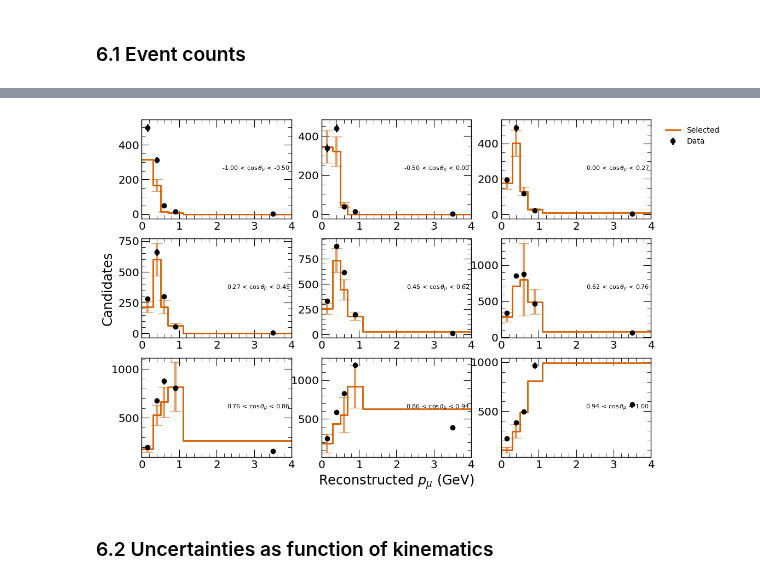
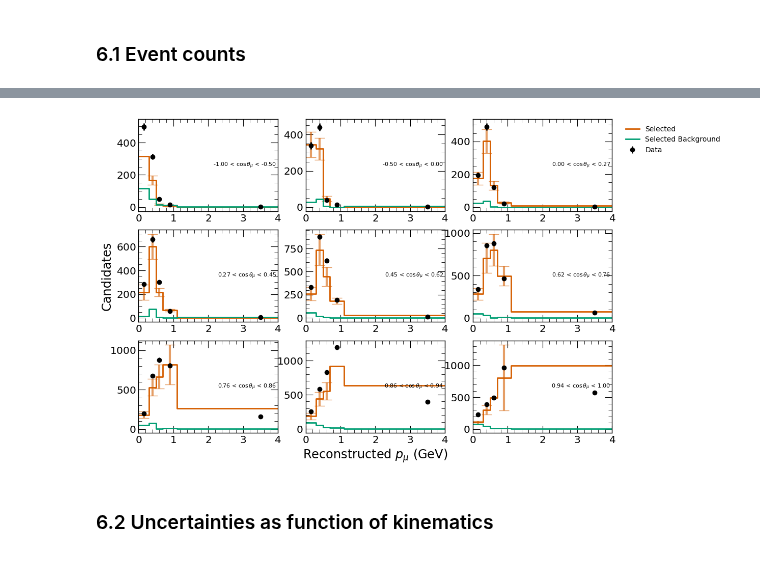
Before and after one commit to sungbinoh/cafpyana, a Jupyter notebook: analysis_village/numuincl/systematics.ipynb, the cells around one changed output, grey strips where cells are left out. Saved outputs shown, nothing was run; the diff lists cells and outputs as text; code cells hidden in the pictures.

```diff
--- a/analysis_village/numuincl/systematics.ipynb
+++ b/analysis_village/numuincl/systematics.ipynb
@@ -50,10 +48,15 @@ from datetime import date
 day = date.today().strftime("%Y_%m_%d")
 
 BASE_DIR = '/exp/sbnd/data/users/brindenc/analyze_sbnd/numu/v10_06_00_validation/pandora'
+PNFS_BASE_DIR = '/pnfs/sbnd/persistent/users/brindenc/analyze_sbnd/numu/v10_06_00_validation/pandora'
 PLOT_DIR = f'{BASE_DIR}/plots/{day}'
 
 MC_FNAME = f'{BASE_DIR}/mc_syst/v4/mc_smallpand_fullsyst_cut_norecomb.df'
+#MC_FNAME = f'{PNFS_BASE_DIR}/mc_syst/v4/mc_medpand_fullsyst_cut_norecomb.df'
 MC_LOWE_FNAME = f'{BASE_DIR}/mc_lowe/v4/mc_smallpand_fullsyst_cut_norecomb2.df'
+MC_FNAME_SLIM = f'{BASE_DIR}/mc_syst/v4/mc_smallpand_slimsyst_nocuts_norecomb.df'
+MC_LOWE_FNAME_SLIM = f'{BASE_DIR}/mc_lowe/v4/mc_smallpand_slimsyst_nocuts_norecomb2.df'
+
 OFFBEAM_FNAME = f'{BASE_DIR}/offbeam/v4/mc_smallpand_nosyst_nocuts_recomb.df'
 DATA_FNAME = f'{BASE_DIR}/data/v4/dataonbeam_nocuts.df'
 
@@ -237,21 +286,18 @@ mc_selected_lowe_pand_keys
 # %%
-# while True:
-#     response = input("Check the data being loaded in, I fuxked with what's being loded. Type 'yes' to accept and continue: ").strip().lower()
-#     if response == 'yes':
-#         break
-#     print("Invalid input. Please type 'yes' to continue.")
-
 #Selected
 slc_mc_sel = CAFSlice.load(MC_FNAME,key=mc_selected_pand_keys,filter_univ=False)
 slc_lowe_sel = CAFSlice.load(MC_LOWE_FNAME,key=mc_selected_lowe_pand_keys,filter_univ=False)
 slc_offbeam_sel = CAFSlice.load(OFFBEAM_FNAME,key=offbeam_pand_keys,filter_univ=False)
-slc_offbeam_sel.cut_all(cut=True) #Apply cut to off beam since it's not applied (fix this later)
 
 #Signal
 slc_mc_signal = CAFSlice.load(MC_FNAME,key=mc_signal_pand_keys,filter_univ=False)
 slc_lowe_signal = CAFSlice.load(MC_LOWE_FNAME,key=mc_signal_lowe_pand_keys,filter_univ=False)
 slc_offbeam_signal = CAFSlice.load(OFFBEAM_FNAME,key=offbeam_pand_keys,filter_univ=False)
 
+#Slices
+slc_mc_slim = CAFSlice.load(MC_FNAME_SLIM,key=mc_pand_keys_slim,filter_univ=False)
+slc_lowe_slim = CAFSlice.load(MC_LOWE_FNAME_SLIM,key=mc_lowe_pand_keys_slim,filter_univ=False)
+
 #Data
 slc_data = CAFSlice.load(DATA_FNAME,key=data_pand_keys)
 # %% [output]
@@ -923,15 +706,9 @@ def plot_differential_scatter(series2,bins1,bins2,weights,diff_dicts,bin_by='cos
 # %%
-# fig,axs = plot_differential_hist(reco_sig_momentum,reco_sig_costheta_bin,diff_momentum_bins,genweights_sig,differential_dicts,
-#   label='Signal')
-# fig,axs = plot_differential_hist(reco_sel_momentum,reco_sel_costheta_bin,diff_momentum_bins,genweights_sel,differential_dicts,
-#   label='Selected',fig=fig,axs=axs)
-# fig,axs = plot_differential_hist(reco_sel_background_momentum,reco_sel_background_costheta_bin,diff_momentum_bins,genweights_sel_background,differential_dicts,
-#   label='Selected Background',fig=fig,axs=axs,xlabel=r'Reconstructed $p_{\mu}$ [GeV]',ylabel='Candidates',legend=True,add_labels=True)
-fig,axs = binning2d.plot_differential_hist(reco_sig_momentum,reco_sig_costheta_bin,diff_momentum_bins,genweights_sig,differential_dicts,
+fig,axs = binning2d.plot_differential_hist(reco_sig_momentum,reco_sig_costheta_bin,diff_momentum_bins,genweights_sig,diff_dicts=differential_dicts,
   label='Signal')
-fig,axs = binning2d.plot_differential_hist(reco_sel_momentum,reco_sel_costheta_bin,diff_momentum_bins,genweights_sel,differential_dicts,
+fig,axs = binning2d.plot_differential_hist(reco_sel_momentum,reco_sel_costheta_bin,diff_momentum_bins,genweights_sel,diff_dicts=differential_dicts,
   label='Selected',fig=fig,axs=axs)
-fig,axs = binning2d.plot_differential_hist(reco_sel_background_momentum,reco_sel_background_costheta_bin,diff_momentum_bins,genweights_sel_background,differential_dicts,
+fig,axs = binning2d.plot_differential_hist(reco_sel_background_momentum,reco_sel_background_costheta_bin,diff_momentum_bins,genweights_sel_background,diff_dicts=differential_dicts,
   label='Selected Background',fig=fig,axs=axs,xlabel=r'Reconstructed $p_{\mu}$ [GeV]',ylabel='Candidates',legend=True,add_labels=True)
 plotters.add_label(axs[0,0],PANDORA_QUALIFIER_INTERNAL_LABEL,where=(0.01,1.03+label_y_shift),fontsize=12,color='gray')
 plotters.add_label(axs[0,2],POT_LABEL,where=(0.01,1.03+label_y_shift),color='black',alpha=1.,fontsize=15)
@@ -939,17 +716,11 @@ plotters.save_plot('reco_2d_costheta_momentum_signal_selected_background',fig=fi
 # %% [output]
 [figure]
 # %%
-# fig,axs = plot_differential_hist(true_sig_momentum,true_sig_costheta_bin,diff_momentum_bins,genweights_sig,differential_dicts,
-#   label='Signal')
-# fig,axs = plot_differential_hist(true_sel_momentum,true_sel_costheta_bin,diff_momentum_bins,genweights_sel,differential_dicts,
-#   label='Selected',fig=fig,axs=axs)
-# fig,axs = plot_differential_hist(true_sel_background_momentum,true_sel_background_costheta_bin,diff_momentum_bins,genweights_sel_background,differential_dicts,
-#  label='Selected Background',fig=fig,axs=axs,xlabel=r'True $p_{\mu}$ [GeV]',ylabel='Candidates',legend=True,add_labels=True)
-fig,axs = binning2d.plot_differential_hist(true_sig_momentum,true_sig_costheta_bin,diff_momentum_bins,genweights_sig,differential_dicts,
+fig,axs = binning2d.plot_differential_hist(true_sig_momentum,true_sig_costheta_bin,diff_momentum_bins,genweights_sig,diff_dicts=differential_dicts,
   label='Signal')
-fig,axs = binning2d.plot_differential_hist(true_sel_momentum,true_sel_costheta_bin,diff_momentum_bins,genweights_sel,differential_dicts,
+fig,axs = binning2d.plot_differential_hist(true_sel_momentum,true_sel_costheta_bin,diff_momentum_bins,genweights_sel,diff_dicts=differential_dicts,
   label='Selected',fig=fig,axs=axs)
-fig,axs = binning2d.plot_differential_hist(true_sel_background_momentum,true_sel_background_costheta_bin,diff_momentum_bins,genweights_sel_background,differential_dicts,
+fig,axs = binning2d.plot_differential_hist(true_sel_background_momentum,true_sel_background_costheta_bin,diff_momentum_bins,genweights_sel_background,diff_dicts=differential_dicts,
   label='Selected Background',fig=fig,axs=axs,xlabel=r'True $p_{\mu}$ [GeV]',ylabel='Candidates',legend=True,add_labels=True)
 plotters.add_label(axs[0,0],PANDORA_QUALIFIER_INTERNAL_LABEL,where=(0.01,1.03+label_y_shift),fontsize=12,color='gray')
 plotters.add_label(axs[0,2],POT_LABEL,where=(0.01,1.03+label_y_shift),color='black',alpha=1.,fontsize=15)
@@ -1750,8 +1143,11 @@ ax.set_xlim(0,4)
 # %%
-fig,axs = binning2d.plot_differential_hist(reco_sel_momentum,reco_sel_costheta_bin,diff_momentum_bins,genweights_sel,yerrs=systematics.systematics['total']['differential_event_fracunc'],label='Selected')
+fig,axs = binning2d.plot_differential_hist(reco_sig_momentum,reco_sig_costheta_bin,diff_momentum_bins,genweights_sig,yerrs=None,label='Signal')
+fig,axs = binning2d.plot_differential_hist(reco_sel_momentum,reco_sel_costheta_bin,diff_momentum_bins,genweights_sel,yerrs=dsystematics.systematics['total']['event_fracunc'],label='Selected',frac_unc=True,fig=fig,axs=axs)
+fig,axs = binning2d.plot_differential_hist(reco_sel_background_momentum,reco_sel_background_costheta_bin,diff_momentum_bins,genweights_sel_background,yerrs=None,label='Selected Background',fig=fig,axs=axs)
 fig,axs = binning2d.plot_differential_scatter(_slc_data.data.mu.pfp.trk.P.p_muon,_slc_data.data.bin.costheta,diff_momentum_bins,fig=fig,axs=axs,legend=True,xlabel=r'Reconstructed $p_{\mu}$ (GeV)',add_labels=True,label='Data',bin_centers=diff_momentum_centers,color='black')
+plotters.save_plot('diff_eventcount',fig=fig,folder_name=f'{PLOT_DIR}/pandora/syst')
 # %% [output]
-[figure, old version]
+[figure, new version]
 # %% [markdown]
 ### 6.2 Uncertainties as function of kinematics
 # %% [markdown]
```
Also changed, not shown: parts of 83 cells of this notebook, 33 other files.
